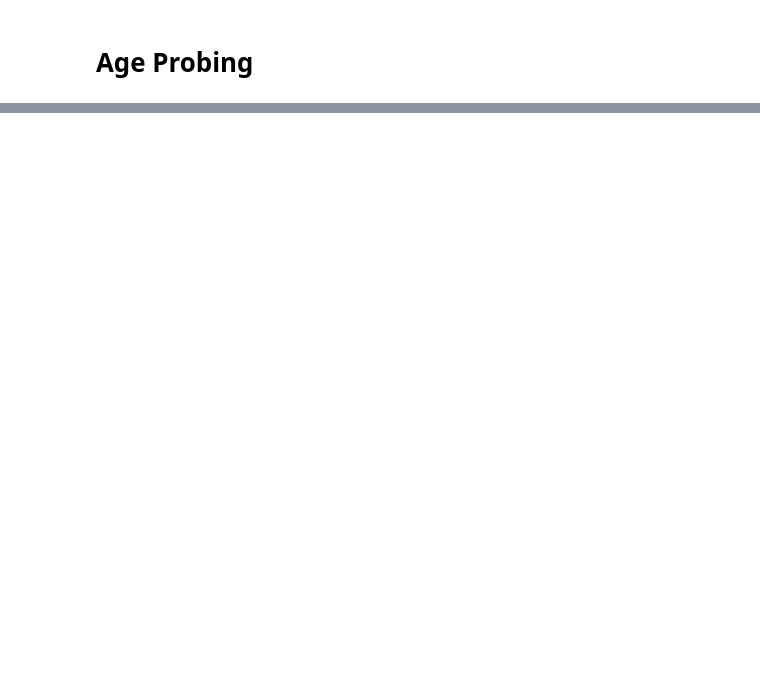
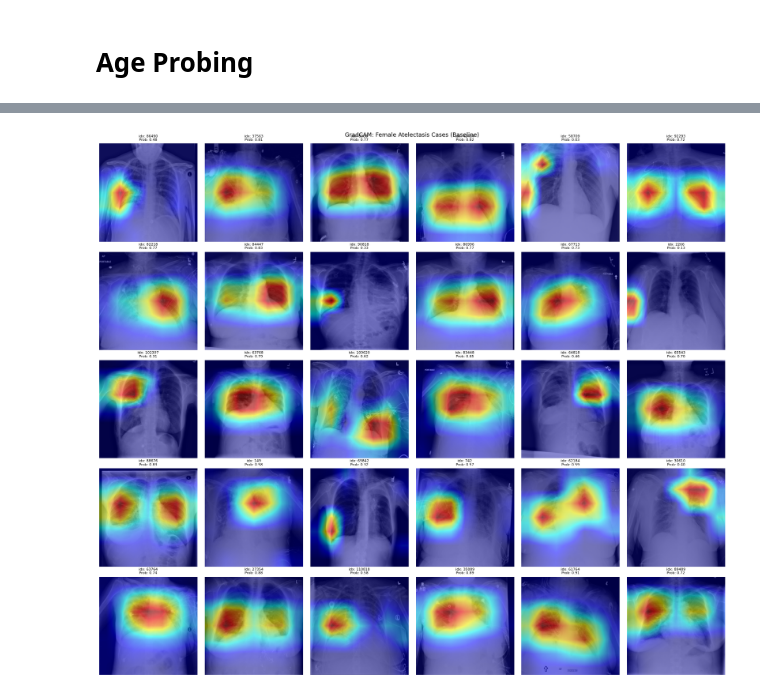
Before and after one commit to weixisee/COMP3931_Individual_Project, a Jupyter notebook: notebook/2_3_BinaryBaseline_Atelactasis.ipynb, the cells around one changed output, grey strips where cells are left out. Saved outputs shown, nothing was run; the diff lists cells and outputs as text; code cells hidden in the pictures; blank space fills up the shorter version.

```diff
--- a/notebook/2_3_BinaryBaseline_Atelactasis.ipynb
+++ b/notebook/2_3_BinaryBaseline_Atelactasis.ipynb
@@ -200,7 +133,6 @@ train_transform = transforms.Compose([
     # perform horizontal flip, rotation and normalize
     transforms.RandomHorizontalFlip(),
     transforms.RandomRotation(10),
-    transforms.ColorJitter(brightness=0.2, contrast=0.2, saturation=0.2),
     transforms.Normalize(mean=[0.485, 0.456, 0.406],
                          std=[0.229, 0.224, 0.225])
 
@@ -978,0 +925,11 @@ Probe results saved to: /content/drive/MyDrive/IndividualProject/results/probe_2
+# %%
+# load the saved model, similar to previous sections
+BEST_MODEL_PATH = "/content/drive/MyDrive/IndividualProject/best_model_binary_atelectasis.pth"
+
+model = models.densenet121(weights=None)
+num_features = model.classifier.in_features
+model.classifier = nn.Sequential(nn.Dropout(0.4), nn.Linear(num_features, 1))
+model = model.to(DEVICE)
+
+model.load_state_dict(torch.load(BEST_MODEL_PATH, map_location=DEVICE))
+model.eval()
@@ -978,0 +987,41 @@ Probe results saved to: /content/drive/MyDrive/IndividualProject/results/probe_2
+# %%
+model.eval()
+
+# modify this line to retrieve female patients, male patients, older patients or younger patients
+# male patients (test_df['tasks/patient sex'] == 1)
+# older patients (test_df['patient_age'] > 50)
+# younger patients (test_df['patient_age'] < 50)
+test_cases = test_df[(test_df['tasks/atelectasis_label'] == 1) &(test_df['tasks/patient sex'] == 0)]
+
+# display 30 images at once, change the random_state for different ones
+example_df = test_cases.sample(n=30, random_state=1)
+
+# display 6 images one row
+n_cols = 6
+n_rows = int(np.ceil(len(example_df) / n_cols))
+
+fig, axes = plt.subplots(n_rows, n_cols, figsize=(20, n_rows * 3.5))
+axes = axes.flatten()
+
+for i, (_, row) in enumerate(example_df.iterrows()):
+    original_index = row.name
+
+    # load image
+    tensor, img = load_image_from_hdf5(original_index)
+    # get the heatmap
+    cam = get_gradcam(model, tensor)
+    # get the prediction
+    prob = get_prediction(model, tensor)
+    # overlay the image
+    overlay = show_cam_on_image(img, cam, use_rgb=True)
+
+    axes[i].imshow(overlay)
+    axes[i].set_title(f"idx: {original_index}\nProb: {prob:.2f}", fontsize=8)
+    axes[i].axis('off')
+
+
+plt.suptitle('GradCAM: Female Atelectasis Cases (Baseline)', fontsize=13)
+plt.tight_layout()
+plt.show()
+# %% [output]
+[figure, added]
```
Also changed, not shown: parts of 66 cells of this notebook.
